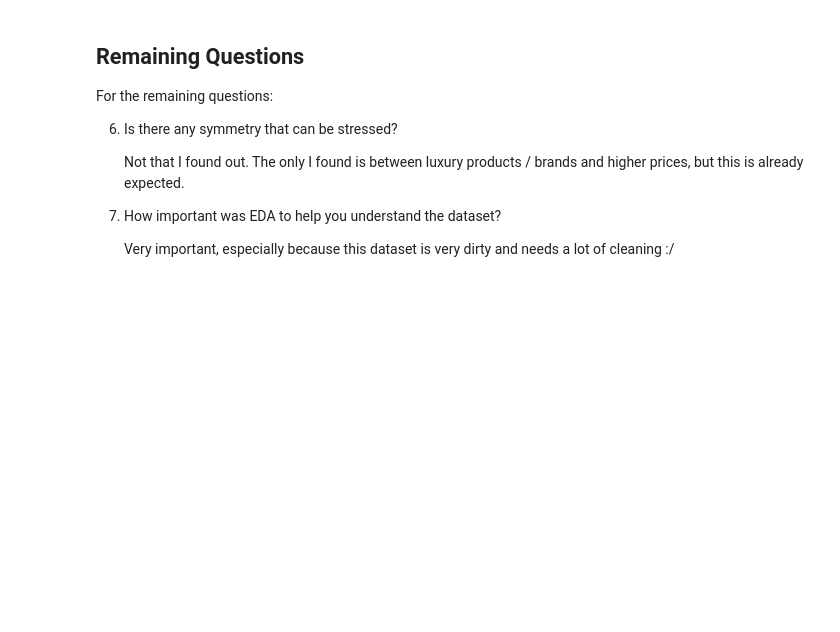
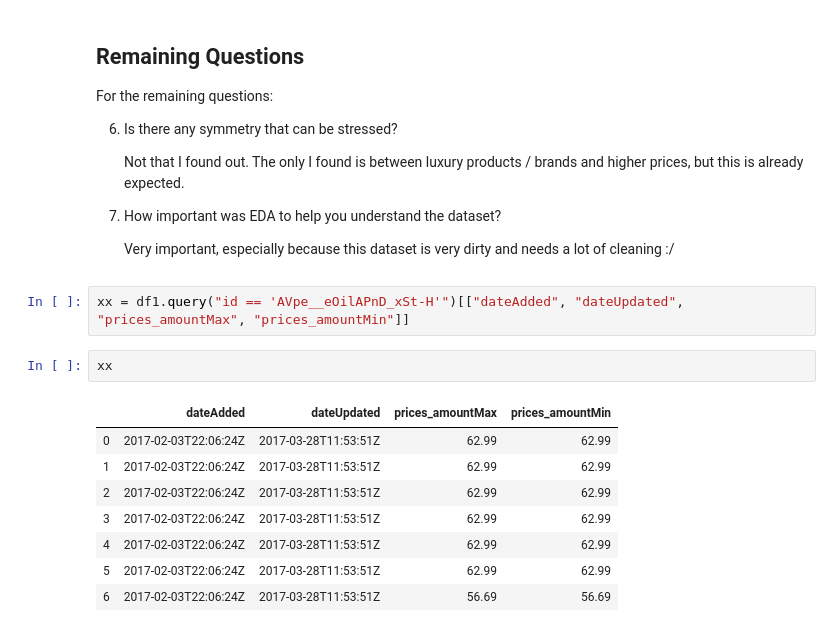
Before and after one commit to robotenique/EDA-shoes-data, a Jupyter notebook: DataScienceEP1_juliano.ipynb, the cells around one changed output. Saved outputs shown, nothing was run; the diff lists cells and outputs as text; blank space fills up the shorter version.

```diff
--- a/DataScienceEP1_juliano.ipynb
+++ b/DataScienceEP1_juliano.ipynb
@@ -630,3 +614,16 @@ For the remaining questions:
 7) How important was EDA to help you understand the dataset?
 
     Very important, especially because this dataset is very dirty and needs a lot of cleaning :/
+# %%
+xx = df1.query("id == 'AVpe__eOilAPnD_xSt-H'")[["dateAdded", "dateUpdated", "prices_amountMax", "prices_amountMin"]]
+# %%
+xx
+# %% [output]
+|  | dateAdded | dateUpdated | prices_amountMax | prices_amountMin |
+| 0 | 2017-02-03T22:06:24Z | 2017-03-28T11:53:51Z | 62.99 | 62.99 |
+| 1 | 2017-02-03T22:06:24Z | 2017-03-28T11:53:51Z | 62.99 | 62.99 |
+| 2 | 2017-02-03T22:06:24Z | 2017-03-28T11:53:51Z | 62.99 | 62.99 |
+| 3 | 2017-02-03T22:06:24Z | 2017-03-28T11:53:51Z | 62.99 | 62.99 |
+| 4 | 2017-02-03T22:06:24Z | 2017-03-28T11:53:51Z | 62.99 | 62.99 |
+| 5 | 2017-02-03T22:06:24Z | 2017-03-28T11:53:51Z | 62.99 | 62.99 |
+| 6 | 2017-02-03T22:06:24Z | 2017-03-28T11:53:51Z | 56.69 | 56.69 |
```
Also changed, not shown: parts of 9 cells of this notebook.
